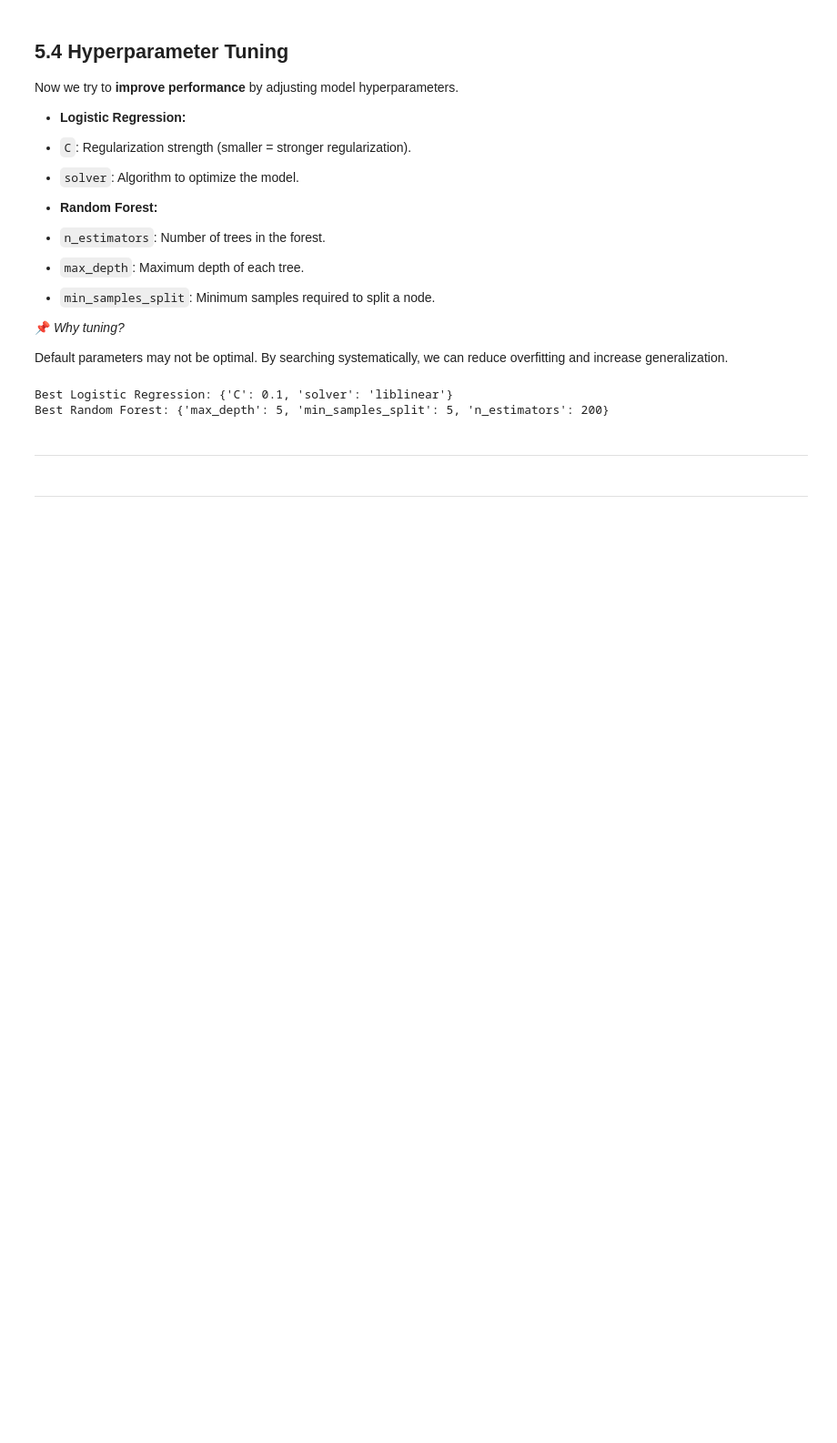
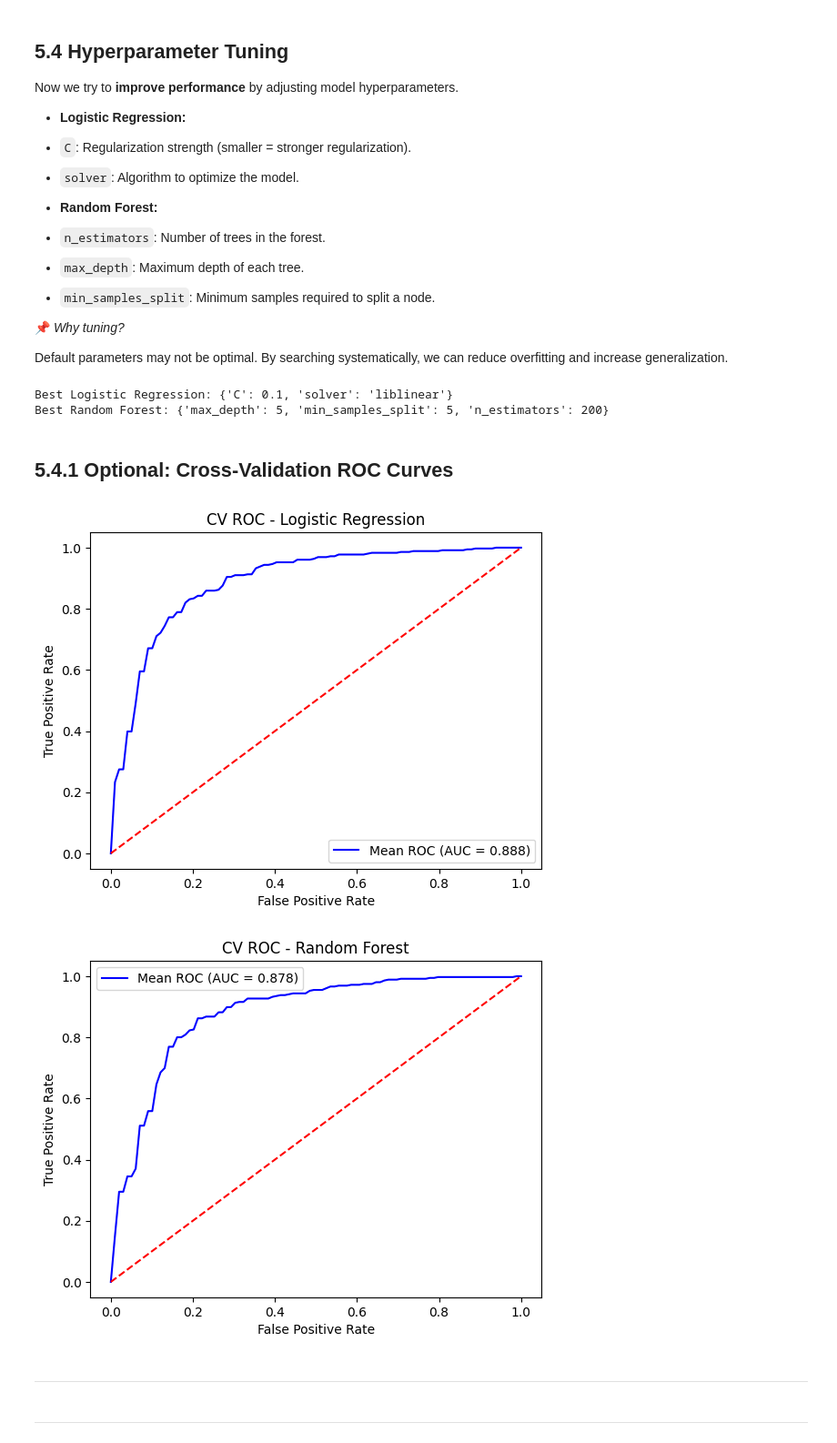
Before and after one commit to aaronalonsotorrens/Heart_disease_risk_predictor, a Jupyter notebook: jupyter_notebooks/Notebook 5: Model Evaluation and Tuning.ipynb, the cells around one changed output. Shown: that part at 91% size. Drawn from its saved outputs; the diff is of its cells as text; code cells hidden in the pictures; blank space fills up the shorter version.

Commit message:
Add cross-validation ROC curves

```diff
--- a/jupyter_notebooks/Notebook 5: Model Evaluation and Tuning.ipynb
+++ b/jupyter_notebooks/Notebook 5: Model Evaluation and Tuning.ipynb
@@ -210,6 +210,40 @@ print("Best Random Forest:", grid_rf.best_params_)
 # %% [output]
 Best Logistic Regression: {'C': 0.1, 'solver': 'liblinear'}
 Best Random Forest: {'max_depth': 5, 'min_samples_split': 5, 'n_estimators': 200}
+# %% [markdown]
+## 5.4.1 Optional: Cross-Validation ROC Curves
+# %%
+from sklearn.metrics import roc_curve, auc
+
+def plot_cv_roc(grid, X, y, title):
+    mean_fpr = np.linspace(0, 1, 100)
+    tprs = []
+
+    for train_idx, val_idx in cv.split(X, y):
+        model = grid.best_estimator_
+        model.fit(X[train_idx], y.iloc[train_idx])
+        y_proba = model.predict_proba(X[val_idx])[:,1]
+        fpr, tpr, _ = roc_curve(y.iloc[val_idx], y_proba)
+        tprs.append(np.interp(mean_fpr, fpr, tpr))
+        tprs[-1][0] = 0.0
+
+    mean_tpr = np.mean(tprs, axis=0)
+    mean_tpr[-1] = 1.0
+    mean_auc = auc(mean_fpr, mean_tpr)
+
+    plt.plot(mean_fpr, mean_tpr, color='b', label=f"Mean ROC (AUC = {mean_auc:.3f})")
+    plt.plot([0,1],[0,1], color='r', linestyle='--')
+    plt.title(title)
+    plt.xlabel("False Positive Rate")
+    plt.ylabel("True Positive Rate")
+    plt.legend()
+    plt.show()
+
+plot_cv_roc(grid_log, X_train_scaled, y_train, "CV ROC - Logistic Regression")
+plot_cv_roc(grid_rf, X_train_scaled, y_train, "CV ROC - Random Forest")
+# %% [output]
+[figure, added]
+[figure, added]
 # %% [markdown]
 ---
 # %% [markdown]
```
